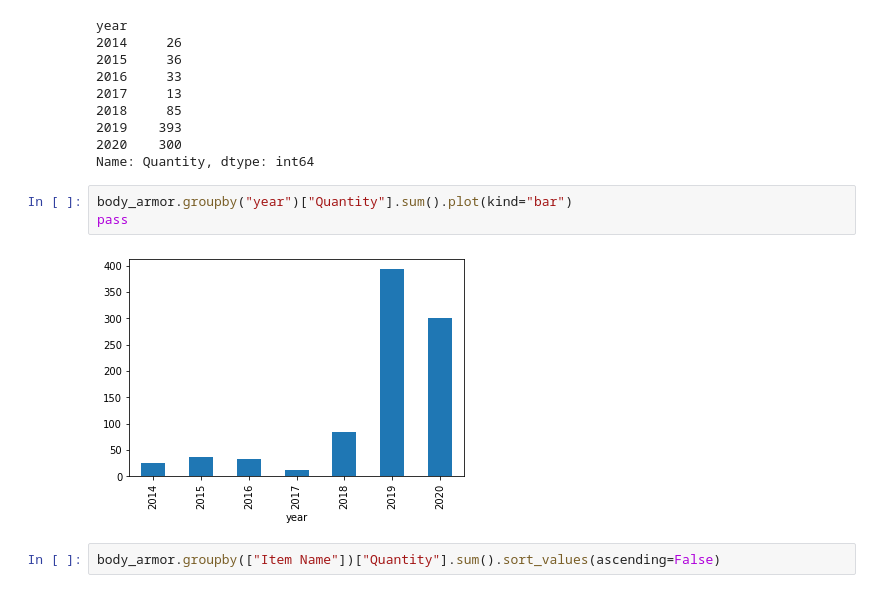
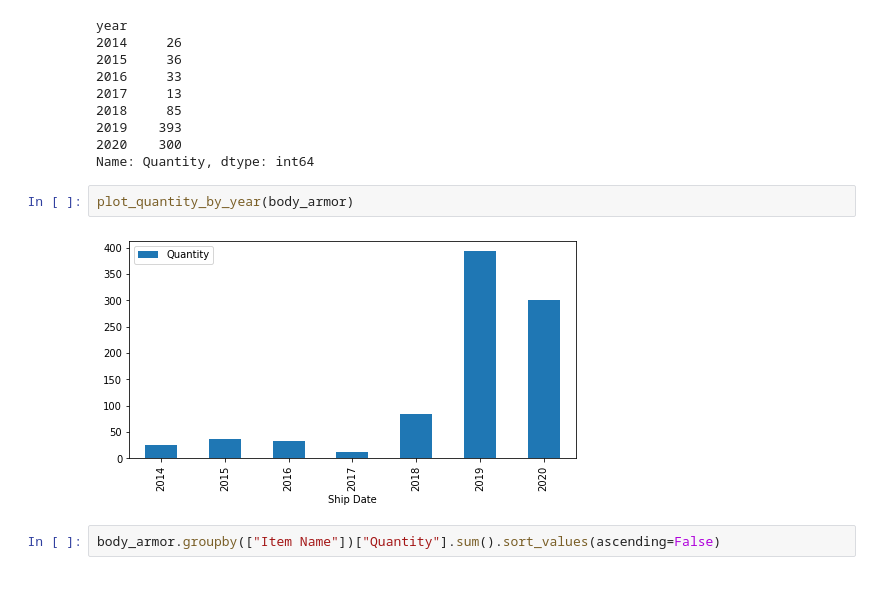
Before and after one commit to BuzzFeedNews/2020-06-leso-1033-transfers-since-ferguson, a Jupyter notebook: notebooks/1033-transfers-post-ferguson.ipynb, the cells around one changed output. Drawn from its saved outputs; the diff is of its cells as text.

```diff
--- a/notebooks/1033-transfers-post-ferguson.ipynb
+++ b/notebooks/1033-transfers-post-ferguson.ipynb
@@ -137,11 +180,10 @@ year
 2019    393
 2020    300
 Name: Quantity, dtype: int64
-# %%
-body_armor.groupby("year")["Quantity"].sum().plot(kind="bar")
-pass
-# %% [output]
-[figure, removed]
+# %%
+plot_quantity_by_year(body_armor)
+# %% [output]
+[figure, added]
 # %%
 body_armor.groupby(["Item Name"])["Quantity"].sum().sort_values(ascending=False)
 # %% [output]
```
Also changed, not shown: parts of 28 cells of this notebook, 2 other files.
